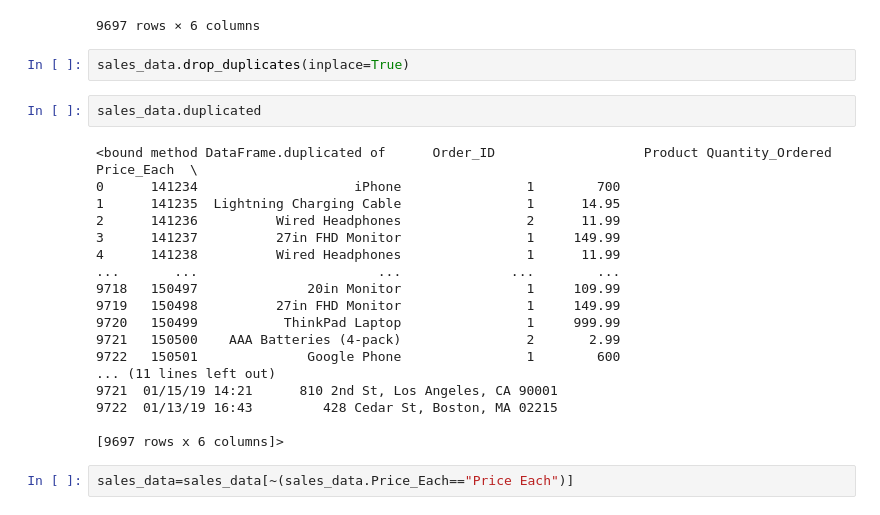
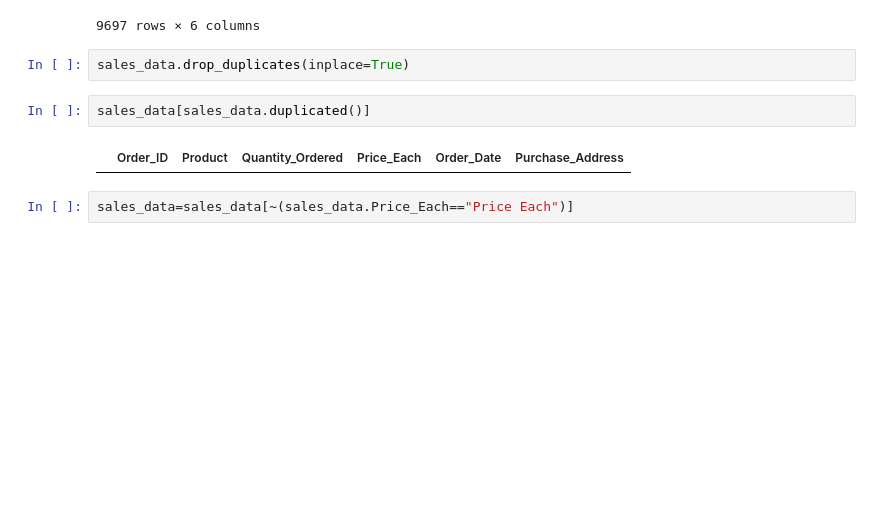
Before and after one commit to knavee12345/EduBridge-Assesment, a Jupyter notebook: Problems/Sales Data Exercise Problems.ipynb, the cells around one changed output. Drawn from its saved outputs; the diff is of its cells as text; blank space fills up the shorter version.

```diff
--- a/Problems/Sales Data Exercise Problems.ipynb
+++ b/Problems/Sales Data Exercise Problems.ipynb
@@ -65,25 +65,9 @@ sales_data
 # %%
 sales_data.drop_duplicates(inplace=True)
 # %%
-sales_data.duplicated
+sales_data[sales_data.duplicated()]
 # %% [output]
-<bound method DataFrame.duplicated of      Order_ID                   Product Quantity_Ordered Price_Each  \
-0      141234                    iPhone                1        700
-1      141235  Lightning Charging Cable                1      14.95
-2      141236          Wired Headphones                2      11.99
-3      141237          27in FHD Monitor                1     149.99
-4      141238          Wired Headphones                1      11.99
-...       ...                       ...              ...        ...
-9718   150497              20in Monitor                1     109.99
-9719   150498          27in FHD Monitor                1     149.99
-9720   150499           ThinkPad Laptop                1     999.99
-9721   150500    AAA Batteries (4-pack)                2       2.99
-9722   150501              Google Phone                1        600
-... (11 lines left out)
-9721  01/15/19 14:21      810 2nd St, Los Angeles, CA 90001
-9722  01/13/19 16:43         428 Cedar St, Boston, MA 02215
-
-[9697 rows x 6 columns]>
+|  | Order_ID | Product | Quantity_Ordered | Price_Each | Order_Date | Purchase_Address |
 # %%
 sales_data=sales_data[~(sales_data.Price_Each=="Price Each")]
 # %% [markdown]
```
Also changed, not shown: parts of 4 cells of this notebook.
